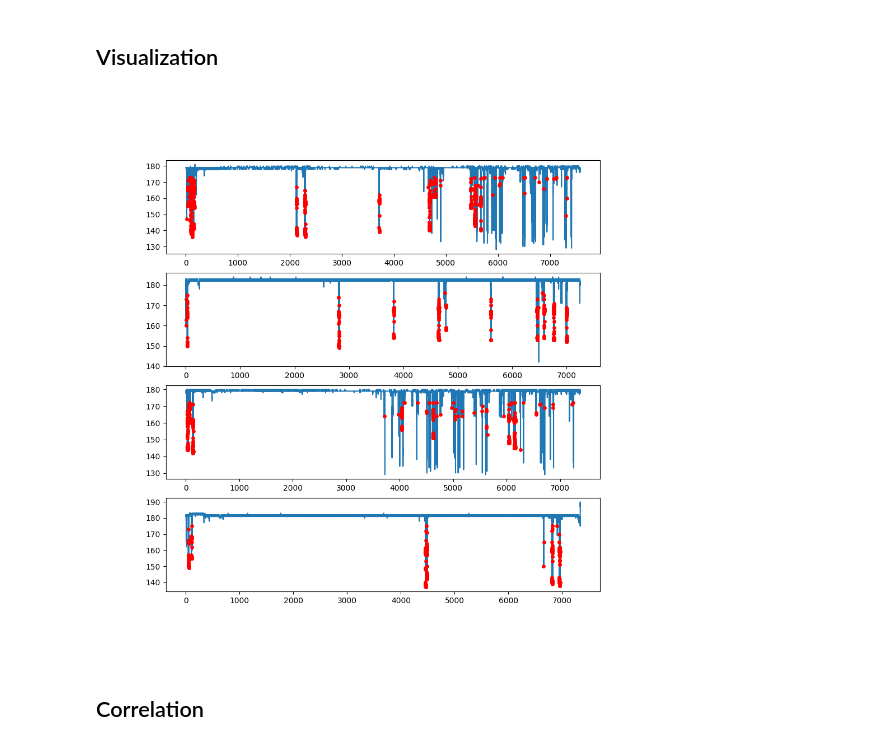
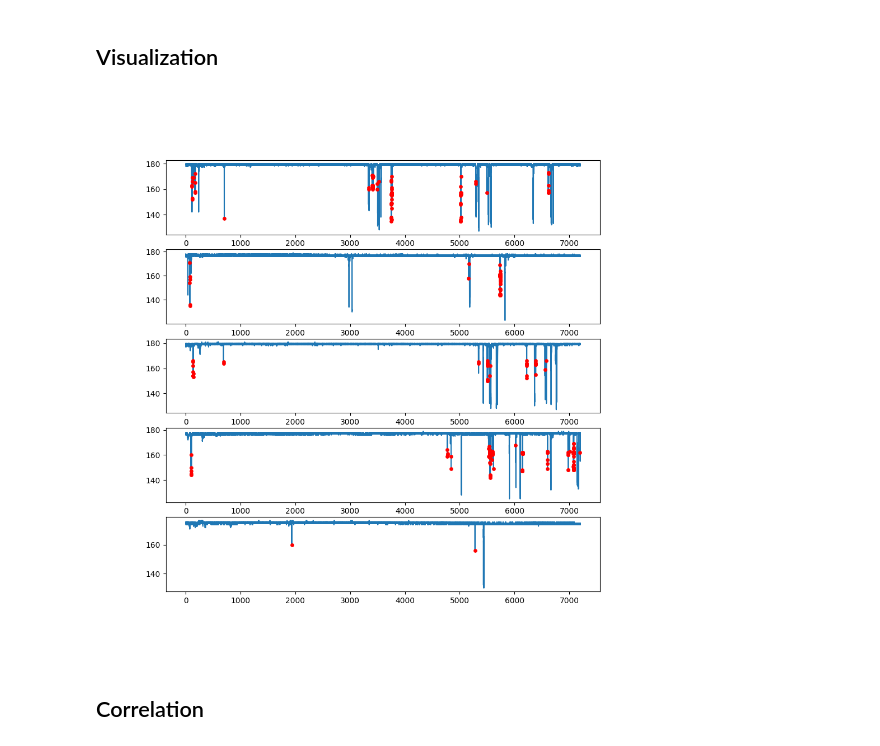
Before and after one commit to TimmeLab/CLiQR, a Jupyter notebook: DataAnalysis.ipynb, the cells around one changed output. Saved outputs shown, nothing was run; the diff lists cells and outputs as text; code cells hidden in the pictures.

Commit message:
Modified the DataAnalysis notebook to be able to do multiple cohorts together.

```diff
--- a/DataAnalysis.ipynb
+++ b/DataAnalysis.ipynb
@@ -46,5 +52,10 @@ recording_length = 2 * 60 * 60 # 2 hours in seconds
 # %%
-# TODO: File picker GUI for selecting the animal-sensor map file
-# For now it assumes the file is named layout.csv and stored with the data
-layout = pd.read_csv(os.path.join(data_dir, "layout.csv"), header=None, index_col=0)
+# Load layout files for each cohort (assumes each cohort folder contains layout.csv)
+layouts = {
+    p: pd.read_csv(os.path.join(cohort_dirs[p], "layout.csv"), header=None, index_col=0)
+    for p in animal_id_prefixes
+}
+
+# Union of all animal IDs across cohorts (columns in the final combined correlation)
+all_animal_ids = sorted({row[0] for df in layouts.values() for row in df.values})
 # %%
@@ -215,16 +256,22 @@ Animal AEW6-24 had 1 licks detected
 dates = []
 date_range = []
 pattern = r'raw_data_(\d{4}-\d{2}-\d{2})_'
-for raw_data_filename in fs.value:
-    match = re.search(pattern, raw_data_filename)
-    if match: date = match.group(1)
-    dates.append(date)
+for raw_data_filename in selected_files:
+    match = re.search(pattern, os.path.basename(raw_data_filename))
+    if match:
+        dates.append(match.group(1))
+
+# Sort files/dates together by date to keep indexing consistent downstream
+if dates:
+    date_pairs = sorted(zip(dates, selected_files), key=lambda x: x[0])
+    dates, selected_files = map(list, zip(*date_pairs))
 # %%
-# Parse the dates and create a list of dates analyzed
+# Parse the dates and create a compact date-range string for the combined filename
 parsed = [datetime.strptime(d, "%Y-%m-%d") for d in dates]
 
 year_tmp = parsed[0].year
 month_tmp = parsed[0].month
+
 # Add the first date in full to the date range
 date_range.append(parsed[0].strftime("%Y-%m-%d"))
 for date in parsed[1:]:
@@ -242,7 +289,8 @@ for date in parsed[1:]:
 # Join the dates to a string for the combined filename
 date_range = "_".join(date_range)
 
-# Combined filename
-combined_filename = f"results_combined_{animal_id_prefix}_{date_range}.h5"
-combined_filepath = os.path.join(data_dir, combined_filename)
+# Combined filename includes all cohort prefixes
+prefix_str = "-".join(animal_id_prefixes)
+combined_filename = f"results_combined_{prefix_str}_{date_range}.h5"
+combined_filepath = os.path.join(base_dir, combined_filename)
 # %%
@@ -289,30 +353,30 @@ for f in glob.glob(os.path.join(data_dir, "filtered_*.h5")):
 # %%
 # Select the animal of interest and this cell will plot the full
 # capacitive trace and place a red dot on each detected lick.
-# This assumes you've selected the appropriate raw data files and run
-# the analysis so the corresponding results_combined...h5 file exists
-# and has its filename stored in combined_filename
-animal_id = animal_id_prefix + "-3"
+# This assumes you've selected raw data files and run the analysis so the corresponding
+# results_combined...h5 file exists and has its filename stored in combined_filename.
+
+animal_id = "AEW4-3"  # <-- set an explicit animal ID, e.g. "AEW5-12"
 
 with h5py.File(combined_filepath, 'r') as h5f:
     animal_data = h5f[animal_id]
     cap_data = {}
     time_data = {}
     lick_indices = {}
     for grp_num, grp_data in animal_data.items():
         grp_num = int(grp_num)
         cap_data[grp_num] = grp_data['cap_data'][()]
         time_data[grp_num] = grp_data['time_data'][()]
         lick_indices[grp_num] = grp_data['lick_indices'][()]
 
 %matplotlib widget
-fig, ax = plt.subplots(nrows=len(cap_data),figsize=(10,10))
+fig, ax = plt.subplots(nrows=len(cap_data), figsize=(10, 10))
 for i in range(len(cap_data)):
     ax[i].plot(time_data[i], cap_data[i], zorder=0)
     ax[i].scatter(time_data[i][lick_indices[i]], cap_data[i][lick_indices[i]], marker='o', c='r', s=15, zorder=1)
 plt.show()
 # %% [output]
-[figure, old version]
+[figure, new version]
 # %% [markdown]
 ## Correlation
 # %%
```
Also changed, not shown: parts of 7 cells of this notebook.
